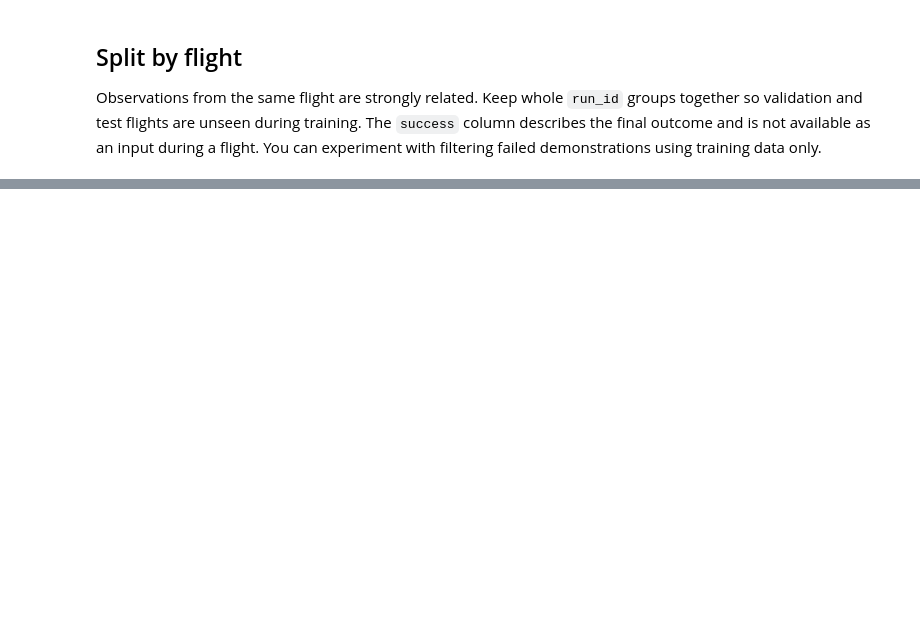
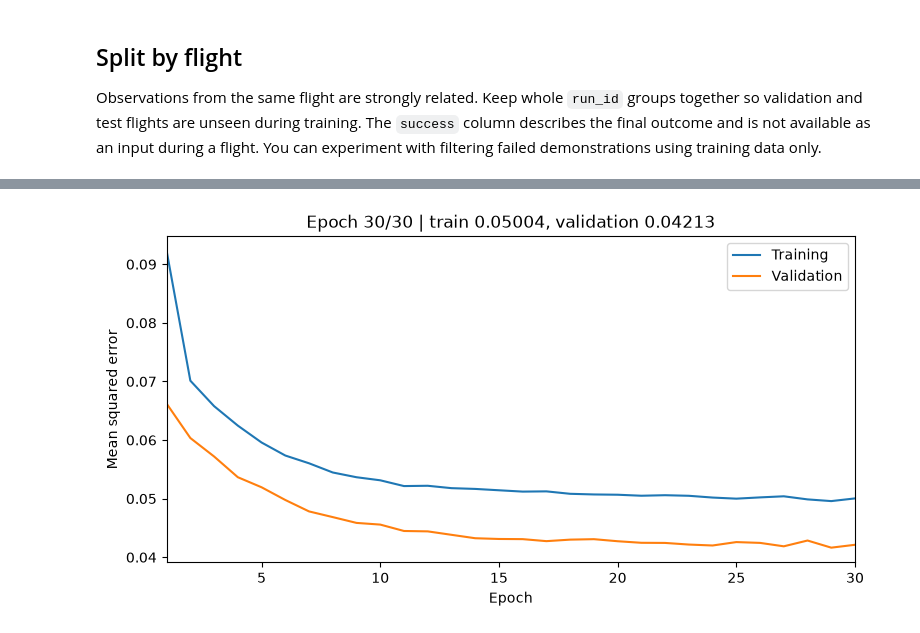
Before and after one commit to Archie-C/Archie-C.github.io, a Jupyter notebook: courses/deep-learning-aau/topics/03-neural-networks/exercises/practical-exercise/train.ipynb, the cells around one changed output, grey strips where cells are left out. Saved outputs shown, nothing was run; the diff lists cells and outputs as text; code cells hidden in the pictures; blank space fills up the shorter version.

```diff
--- a/courses/deep-learning-aau/topics/03-neural-networks/exercises/practical-exercise/train.ipynb
+++ b/courses/deep-learning-aau/topics/03-neural-networks/exercises/practical-exercise/train.ipynb
@@ -82,16 +142,0 @@ loss_fn = nn.MSELoss()
-# %%
-train_loss, val_loss = [], []
-for epoch in range(epochs):
-    model.train()
-    total_loss = 0.0
-    for x_batch, y_batch in loader:
-        optimizer.zero_grad()
-        loss = loss_fn(model(x_batch), y_batch)
-        loss.backward()
-        optimizer.step()
-        total_loss += loss.item() * len(x_batch)
-    train_loss.append(total_loss / len(train_x))
-    model.eval()
-    with torch.no_grad():
-        val_loss.append(loss_fn(model(val_x), val_y).item())
-    print(f"Epoch {epoch + 1:3d}: train {train_loss[-1]:.5f}, validation {val_loss[-1]:.5f}")
@@ -112,0 +191,83 @@ The export copies your current scaffold to `model.py` so its architecture matche
+# %%
+from IPython.display import DisplayHandle
+
+# Keep the losses and refresh one plot after each epoch.
+train_loss, val_loss = [], []
+# You can also add metrics here
+# For example:
+# mse_train, mse_val = [], []
+
+fig, ax = plt.subplots(figsize=(8, 4))
+train_curve, = ax.plot([], [], label="Training")
+val_curve, = ax.plot([], [], label="Validation")
+ax.set(xlabel="Epoch", ylabel="Mean squared error", xlim=(1, max(2, epochs)))
+ax.legend()
+fig.tight_layout()
+loss_display = DisplayHandle()
+loss_display.display(fig)
+plt.close(fig)  # Prevent a second automatic plot at the end of the cell.
+
+# We want to iterate through the dataset multiple times, each iteration is called an epoch.
+for epoch in range(epochs):
+
+    # This puts the model into training mode.
+    # Basically it means that the model will update its weights
+    model.train()
+
+    # Init the loss for this epoch as 0 and the number of observations seen as 0
+    total_loss = 0.0
+    # total_mse = 0.0
+    observations_seen = 0
+
+    # This is where the loader as an iterator comes in.
+    # The loader outputs two tensors at each iteration, one for the features and one for the targets
+    # The shape of these is (batch_size, num_features) and (batch_size, num_targets) respectively.
+    for x_batch, y_batch in loader:
+        # We set the optimiser gradients to 0, by default they are accumulated with is usually undesirable.
+        optimizer.zero_grad()
+
+        # By default model() calls the model's forward() method.
+        # So here the features are passed through the model to produce the predictions.
+        predictions = model(x_batch)
+
+        # We then compute loss between the predictions and the targets.
+        loss = loss_fn(predictions, y_batch)
+
+        # This is the backward propagation step where the gradients are computerd and the weights are updated.
+        # You do not need to understand this yet. It will be covered soon.
+        loss.backward()
+        optimizer.step()
+
+        # We then add the loss to the total for tracking.
+        total_loss += loss.item() * len(x_batch)
+        observations_seen += len(x_batch)
+
+        # We can also compute metrics here, for example:
+        # total_mse += mse(predictions, y_batch).item() * len(x_batch)
+
+    # Append the training loss for this epoch
+    train_loss.append(total_loss / observations_seen)
+    # You can also add metrics here
+    # For example:
+    # mse_train.append(total_mse / observations_seen)
+
+    # Swap the model to evaluation mode
+    # This means that batch normalisation will not be updated and dropout will not be applied and the model will not update its weights.
+    model.eval()
+    with torch.no_grad():
+        predictions = model(val_x)
+        val_loss.append(loss_fn(predictions, val_y).item())
+        # You can also add metrics here
+        # For example:
+        # mse_val.append(mse(predictions, val_y).item())
+
+    # Update both curves and show the latest values in the plot title.
+    epoch_numbers = range(1, len(train_loss) + 1)
+    train_curve.set_data(epoch_numbers, train_loss)
+    val_curve.set_data(epoch_numbers, val_loss)
+    ax.relim()
+    ax.autoscale_view(scalex=False)
+    ax.set_title(f"Epoch {epoch + 1}/{epochs} | train {train_loss[-1]:.5f}, validation {val_loss[-1]:.5f}")
+    loss_display.update(fig)
+# %% [output]
+[figure, added]
```
Also changed, not shown: parts of 26 cells of this notebook, 34 other files.
